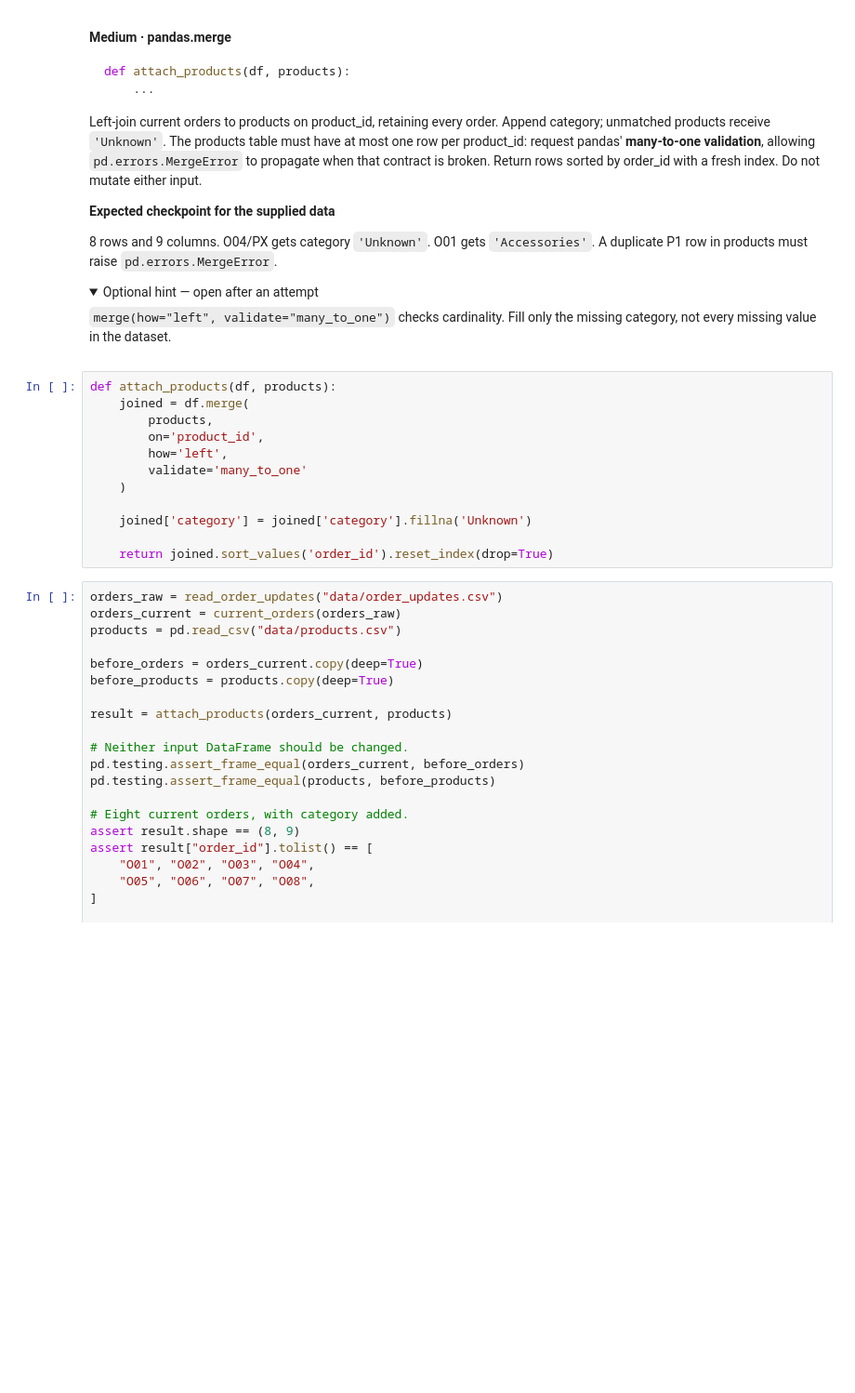
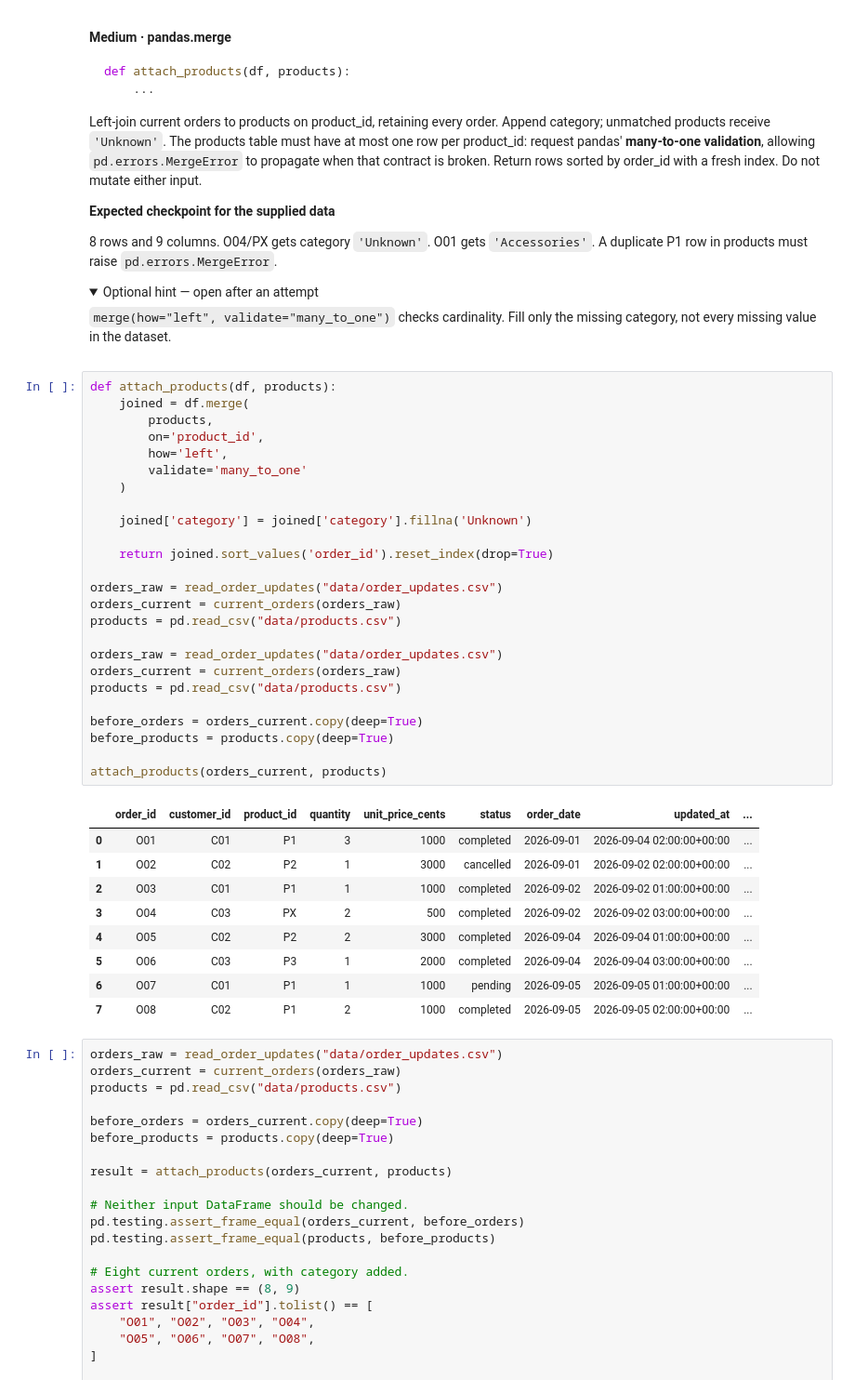
Before and after one commit to pssongs/de_python_practice, a Jupyter notebook: de_python_workbook.ipynb, the cells around one changed output. Shown at 93% size. Saved outputs shown, nothing was run; the diff lists cells and outputs as text; folded sections open; blank space fills up the shorter version.

```diff
--- a/de_python_workbook.ipynb
+++ b/de_python_workbook.ipynb
@@ -1071,15 +1071,38 @@ Left-join current orders to products on product_id, retaining every order. Appen
 # %%
 def attach_products(df, products):
     joined = df.merge(
         products,
         on='product_id',
         how='left',
         validate='many_to_one'
     )
 
     joined['category'] = joined['category'].fillna('Unknown')
 
     return joined.sort_values('order_id').reset_index(drop=True)
+
+orders_raw = read_order_updates("data/order_updates.csv")
+orders_current = current_orders(orders_raw)
+products = pd.read_csv("data/products.csv")
+
+orders_raw = read_order_updates("data/order_updates.csv")
+orders_current = current_orders(orders_raw)
+products = pd.read_csv("data/products.csv")
+
+before_orders = orders_current.copy(deep=True)
+before_products = products.copy(deep=True)
+
+attach_products(orders_current, products)
+# %% [output]
+|  | order_id | customer_id | product_id | quantity | unit_price_cents | status | order_date | updated_at | ... |
+| 0 | O01 | C01 | P1 | 3 | 1000 | completed | 2026-09-01 | 2026-09-04 02:00:00+00:00 | ... |
+| 1 | O02 | C02 | P2 | 1 | 3000 | cancelled | 2026-09-01 | 2026-09-02 02:00:00+00:00 | ... |
+| 2 | O03 | C01 | P1 | 1 | 1000 | completed | 2026-09-02 | 2026-09-02 01:00:00+00:00 | ... |
+| 3 | O04 | C03 | PX | 2 | 500 | completed | 2026-09-02 | 2026-09-02 03:00:00+00:00 | ... |
+| 4 | O05 | C02 | P2 | 2 | 3000 | completed | 2026-09-04 | 2026-09-04 01:00:00+00:00 | ... |
+| 5 | O06 | C03 | P3 | 1 | 2000 | completed | 2026-09-04 | 2026-09-04 03:00:00+00:00 | ... |
+| 6 | O07 | C01 | P1 | 1 | 1000 | pending | 2026-09-05 | 2026-09-05 01:00:00+00:00 | ... |
+| 7 | O08 | C02 | P1 | 2 | 1000 | completed | 2026-09-05 | 2026-09-05 02:00:00+00:00 | ... |
 # %%
 orders_raw = read_order_updates("data/order_updates.csv")
 orders_current = current_orders(orders_raw)
```
Also changed, not shown: parts of 7 cells of this notebook.
